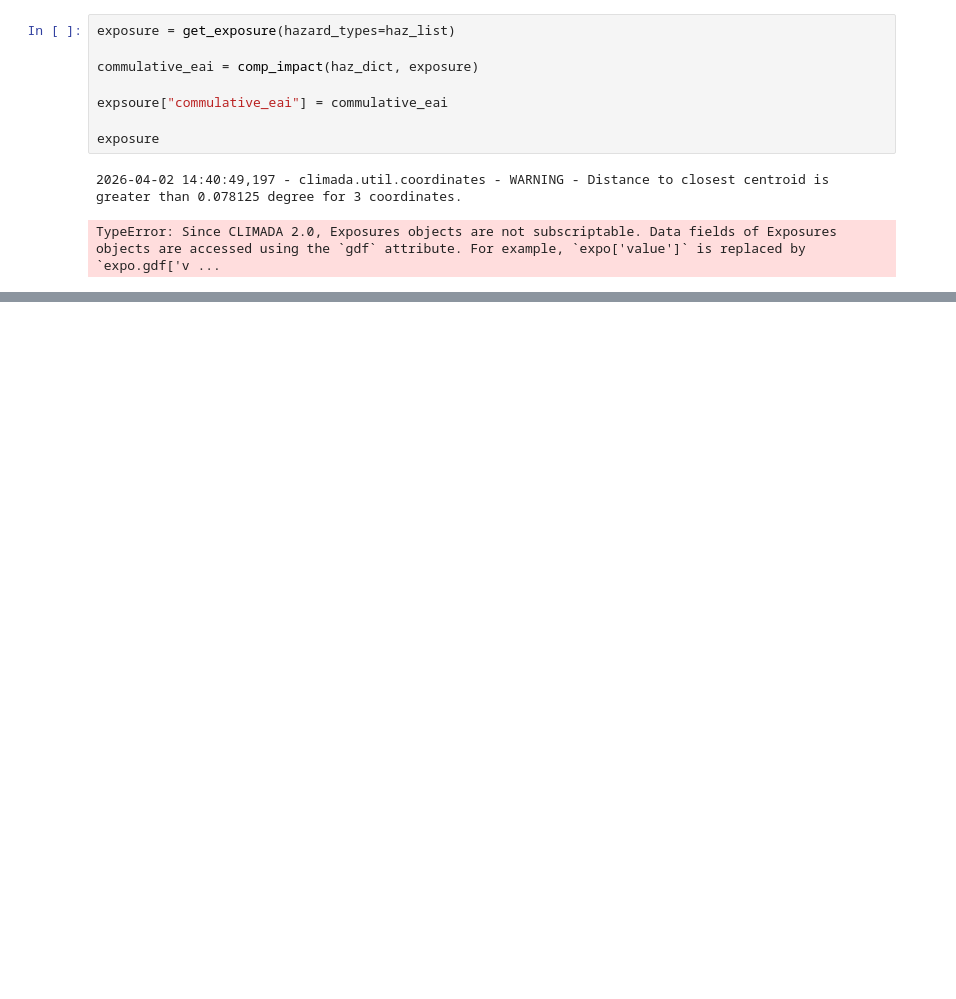
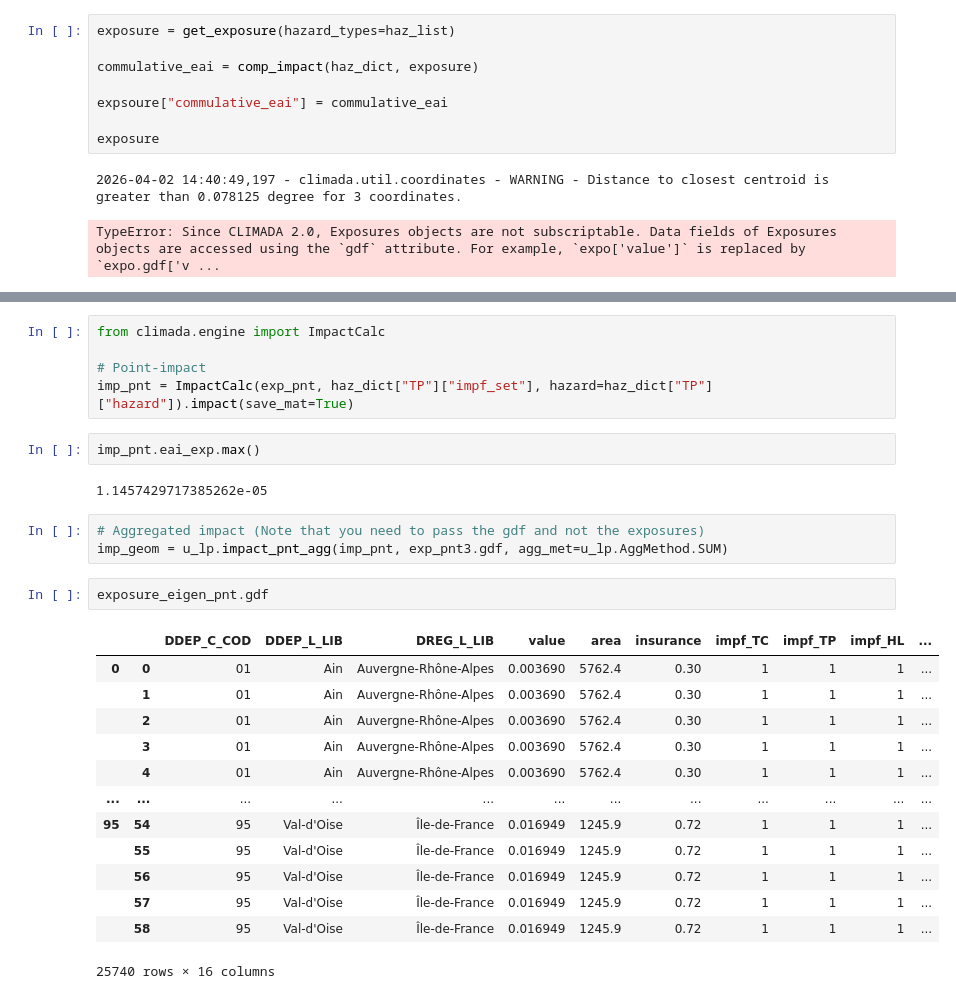
Before and after one commit to arvedluetzen/mus-climada, a Jupyter notebook: notebooks/comp_impact.ipynb, the cells around one changed output, grey strips where cells are left out. Drawn from its saved outputs; the diff is of its cells as text; blank space fills up the shorter version.

Commit message:
Update comp_impact

```diff
--- a/notebooks/comp_impact.ipynb
+++ b/notebooks/comp_impact.ipynb
@@ -238,0 +241,28 @@ TypeError: Since CLIMADA 2.0, Exposures objects are not subscriptable. Data fiel
+# %%
+from climada.engine import ImpactCalc
+
+# Point-impact
+imp_pnt = ImpactCalc(exp_pnt, haz_dict["TP"]["impf_set"], hazard=haz_dict["TP"]["hazard"]).impact(save_mat=True)
+# %%
+imp_pnt.eai_exp.max()
+# %% [output]
+1.1457429717385262e-05
+# %%
+# Aggregated impact (Note that you need to pass the gdf and not the exposures)
+imp_geom = u_lp.impact_pnt_agg(imp_pnt, exp_pnt3.gdf, agg_met=u_lp.AggMethod.SUM)
+# %%
+exposure_eigen_pnt.gdf
+# %% [output]
+|  |  | DDEP_C_COD | DDEP_L_LIB | DREG_L_LIB | value | area | insurance | impf_TC | impf_TP | impf_HL | ... |
+| 0 | 0 | 01 | Ain | Auvergne-Rhône-Alpes | 0.003690 | 5762.4 | 0.30 | 1 | 1 | 1 | ... |
+|  | 1 | 01 | Ain | Auvergne-Rhône-Alpes | 0.003690 | 5762.4 | 0.30 | 1 | 1 | 1 | ... |
+|  | 2 | 01 | Ain | Auvergne-Rhône-Alpes | 0.003690 | 5762.4 | 0.30 | 1 | 1 | 1 | ... |
+|  | 3 | 01 | Ain | Auvergne-Rhône-Alpes | 0.003690 | 5762.4 | 0.30 | 1 | 1 | 1 | ... |
+|  | 4 | 01 | Ain | Auvergne-Rhône-Alpes | 0.003690 | 5762.4 | 0.30 | 1 | 1 | 1 | ... |
+| ... | ... | ... | ... | ... | ... | ... | ... | ... | ... | ... | ... |
+| 95 | 54 | 95 | Val-d'Oise | Île-de-France | 0.016949 | 1245.9 | 0.72 | 1 | 1 | 1 | ... |
+|  | 55 | 95 | Val-d'Oise | Île-de-France | 0.016949 | 1245.9 | 0.72 | 1 | 1 | 1 | ... |
+|  | 56 | 95 | Val-d'Oise | Île-de-France | 0.016949 | 1245.9 | 0.72 | 1 | 1 | 1 | ... |
+|  | 57 | 95 | Val-d'Oise | Île-de-France | 0.016949 | 1245.9 | 0.72 | 1 | 1 | 1 | ... |
+|  | 58 | 95 | Val-d'Oise | Île-de-France | 0.016949 | 1245.9 | 0.72 | 1 | 1 | 1 | ... |
+25740 rows × 16 columns
```
Also changed, not shown: parts of 13 cells of this notebook, 13 other files.
